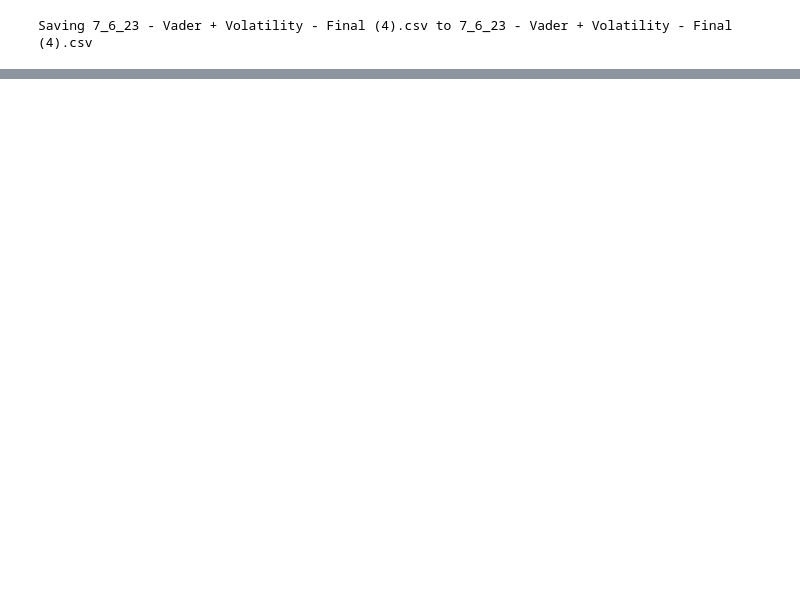
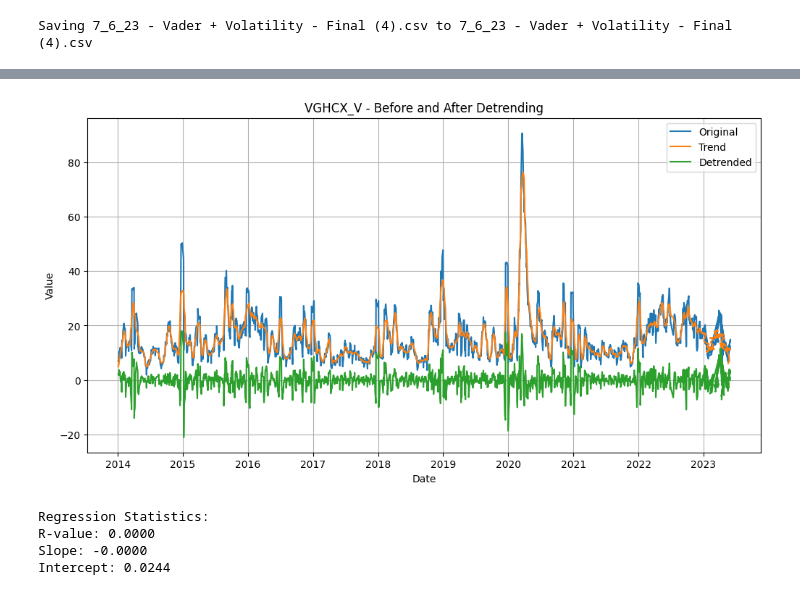
Before and after one commit to allisonlinn/CSUREMM, a Jupyter notebook: Modeling_1st_Try.ipynb, the cells around one changed output, grey strips where cells are left out. Cells and saved outputs as stored; diff of their text form; code cells hidden in the pictures; blank space fills up the shorter version.

```diff
--- a/Modeling_1st_Try.ipynb
+++ b/Modeling_1st_Try.ipynb
@@ -86,0 +143,58 @@ for target_column in columns[2:]:
+# %%
+import pandas as pd
+import numpy as np
+from sklearn.linear_model import LinearRegression
+import matplotlib.pyplot as plt
+
+# Filter the dataset and extract relevant columns
+columns = ["date", "compound", "VGHCX_V"]
+data_filtered = df[columns].dropna()
+
+# Extract the values of the "VGHCX_V" column
+x = np.arange(len(data_filtered))
+y = data_filtered["VGHCX_V"].values
+
+# Specify the window size for the moving average
+window_size = 12  # Assuming a yearly seasonal pattern with monthly data
+
+# Compute the moving average
+trend = np.convolve(y, np.ones(window_size)/window_size, mode='same')
+
+# Subtract the moving average trend from the original values to obtain the detrended series
+detrended = y - trend
+
+# Replace the "VGHCX_V" column in the dataset with the detrended values
+data_filtered["VGHCX_V"] = detrended
+
+# Plot the original and detrended series
+plt.figure(figsize=(12, 6))
+plt.plot(data_filtered["date"], y, label="Original")
+plt.plot(data_filtered["date"], trend, label="Trend")
+plt.plot(data_filtered["date"], detrended, label="Detrended")
+plt.title("VGHCX_V - Before and After Detrending")
+plt.xlabel("Date")
+plt.ylabel("Value")
+plt.legend()
+plt.grid(True)
+plt.show()
+
+# Fit a linear regression model to the detrended data
+regressor = LinearRegression()
+regressor.fit(x.reshape(-1, 1), detrended.reshape(-1, 1))
+
+# Get the regression statistics
+slope = regressor.coef_[0][0]
+intercept = regressor.intercept_[0]
+r_value = regressor.score(x.reshape(-1, 1), detrended.reshape(-1, 1))
+
+# Print regression statistics
+print("Regression Statistics:")
+print(f"R-value: {r_value:.4f}")
+print(f"Slope: {slope:.4f}")
+print(f"Intercept: {intercept:.4f}")
+# %% [output]
+[figure, added]
+Regression Statistics:
+R-value: 0.0000
+Slope: -0.0000
+Intercept: 0.0244
```
Also changed, not shown: parts of 7 cells of this notebook.
